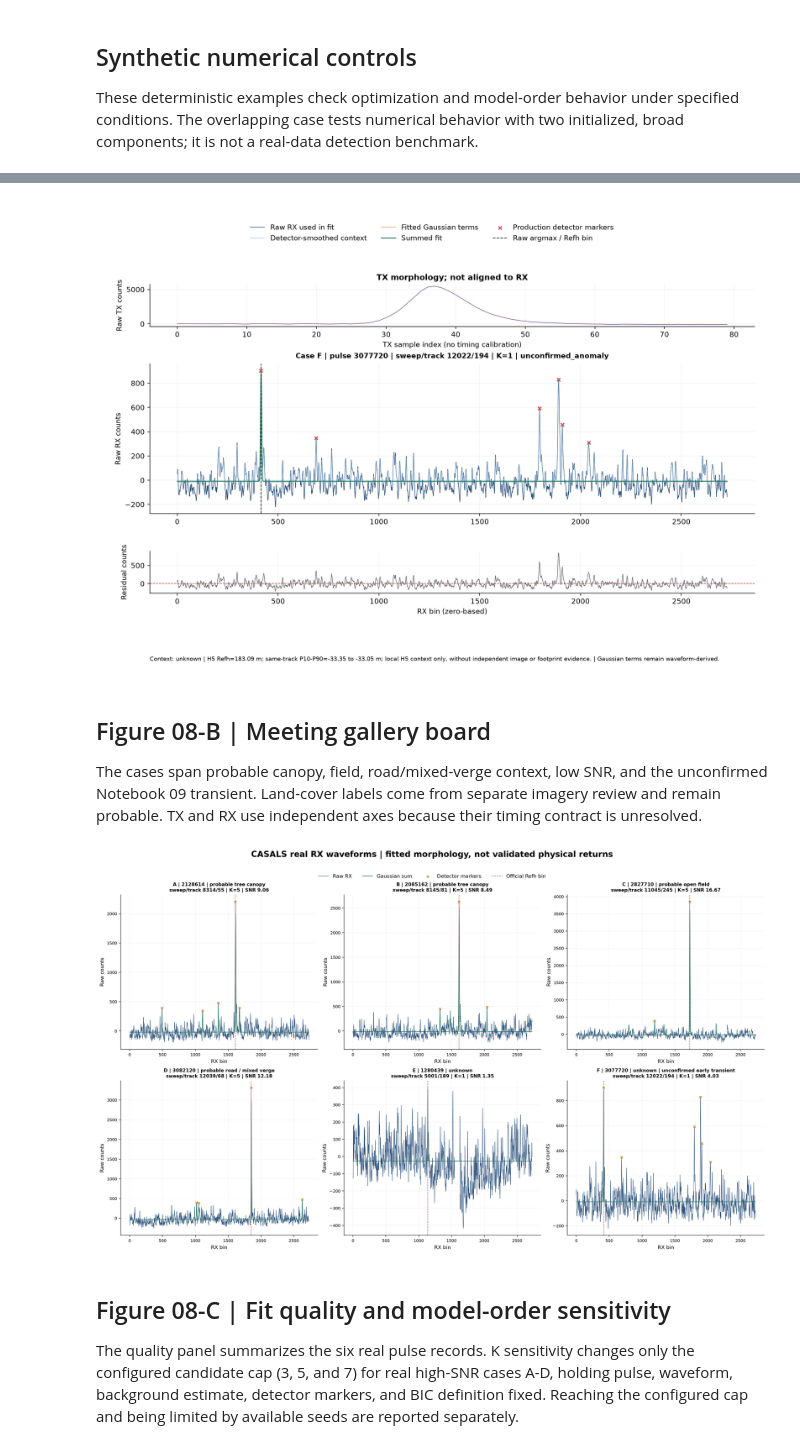
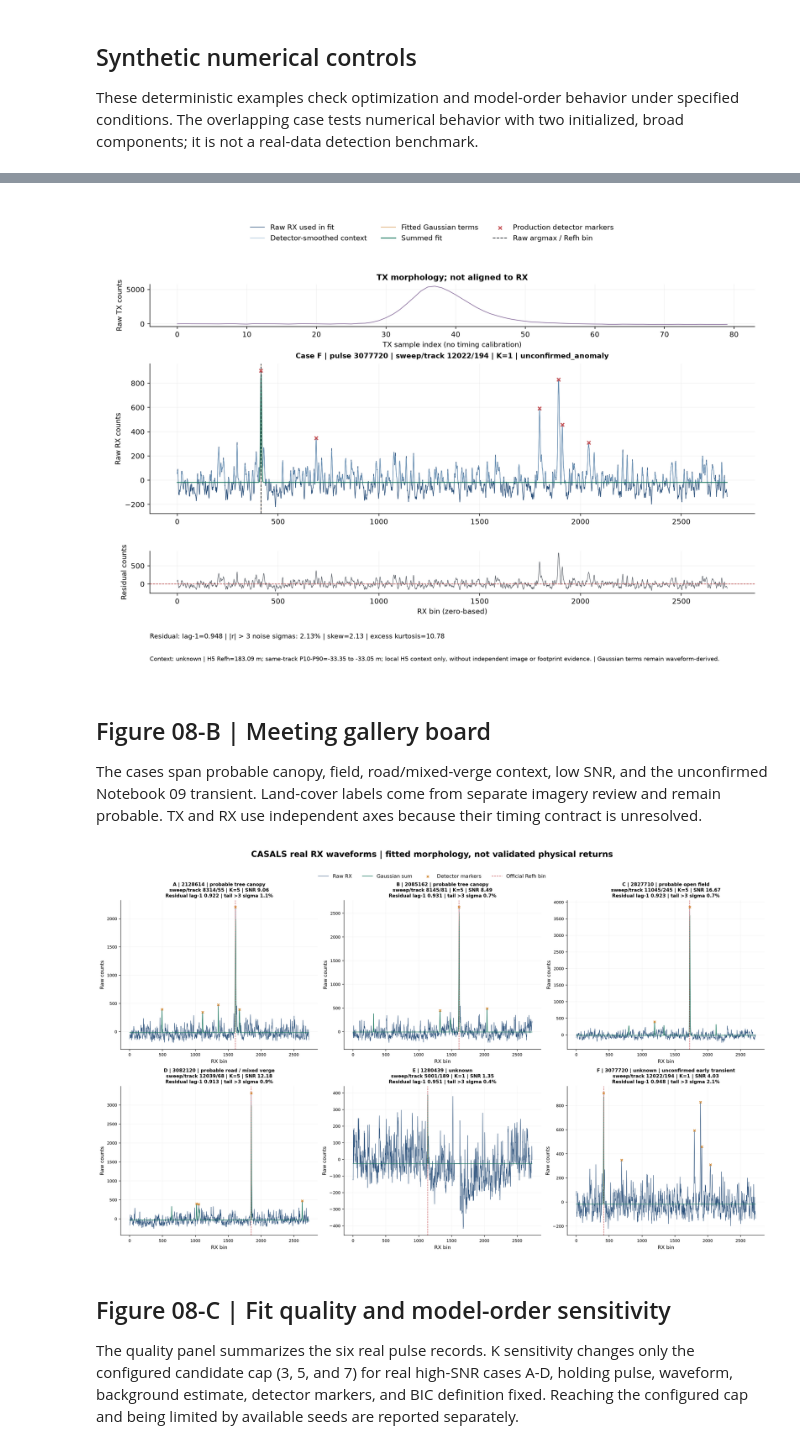
Before and after one commit to jgzhong99/CASALS, a Jupyter notebook: notebooks/08_waveform_decomposition.ipynb, the cells around one changed output, grey strips where cells are left out. Cells and saved outputs as stored; diff of their text form; code cells hidden in the pictures.

```diff
--- a/notebooks/08_waveform_decomposition.ipynb
+++ b/notebooks/08_waveform_decomposition.ipynb
@@ -205,14 +211,29 @@ for position, spec in enumerate(selected):
     fit_component_cap = MAX_COMPONENTS if float(scalar["refh_snr"][position]) >= 5.0 else 1
     fit = fit_gaussian_components(raw, baseline_info["baseline"], baseline_info["noise_sigma"],
                                    detector_peaks=detector, max_components=fit_component_cap)
-    signal_supported = raw >= baseline_info["baseline"] + 3.0 * baseline_info["noise_sigma"]
+    signal_supported = np.zeros(raw.size, dtype=bool)
     for peak in detector:
-        fwhm = float(peak.get("width_bins", 0.0))
+        radius = max(8, int(np.ceil(2.0 * max(float(peak.get("width_bins", 0.0)), 0.0))))
         center = float(peak["peak_bin"])
-        radius = int(np.ceil(2.0 * max(fwhm, 0.0)))
         lo = max(0, int(np.floor(center - radius)))
         hi = min(raw.size, int(np.ceil(center + radius)) + 1)
         signal_supported[lo:hi] = True
+    # Extend only threshold excursions connected to detector support.
+    exceed_bins = np.flatnonzero(raw >= baseline_info["baseline"] + 3.0 * baseline_info["noise_sigma"])
+    detector_support = signal_supported.copy()
+    for idx in exceed_bins:
+        lo, hi = max(0, idx - 6), min(raw.size, idx + 7)
+        if detector_support[lo:hi].any():
+            signal_supported[lo:hi] = True
+    supported_window_fallback = len(detector) == 0 or signal_supported.sum() < 32
+    if supported_window_fallback:
+        window_size = min(51, raw.size)
+        lo = max(0, min(int(np.argmax(smoothed_raw)) - 25, raw.size - window_size))
+        signal_supported[:] = False
+        signal_supported[lo:lo + window_size] = True
+    elif signal_supported.any():
+        bounds = np.flatnonzero(signal_supported)
+        signal_supported[bounds[0]:bounds[-1] + 1] = True
     fit_indices = np.flatnonzero(signal_supported)
     if fit_indices.size >= 5:
         fit_supported = fit_gaussian_components(
@@ -226,7 +247,7 @@ for position, spec in enumerate(selected):
     def append_model_diagnostics(window_name, result):
         if result is None: return
         for model in result["models"]:
-            model_diagnostic_rows.append({"case": spec["case"], "pulse_index": pulse, "sweep_num": int(spec["sweep_num"]), "track_num": int(spec["track_num"]), "fit_window": window_name, "k": int(model["chosen_k"]), "fit_status": model.get("fit_status"), "optimizer_success": model.get("optimizer_success", model.get("success", False)), "optimizer_status": model.get("optimizer_status"), "nfev": model.get("nfev"), "sample_count": model.get("fit_sample_count"), "sample_fraction": model.get("fit_sample_fraction"), "parameter_count": model.get("parameter_count"), "baseline": model.get("baseline"), "rss": model.get("rss"), "rmse_counts": model.get("rmse"), "full_waveform_rmse_counts": model.get("full_window_rmse"), "bic": model.get("bic"), "selected": bool(model["chosen_k"] == result["chosen_k"]), "boundary_hit_components": json.dumps(model.get("boundary_hit_components", [])), "boundary_diagnostics": json.dumps(model.get("boundary_diagnostics", {}), default=str), "component_overlap": json.dumps(model.get("pairwise_component_overlap", []), default=str), "components": json.dumps(model.get("components", []), default=str), "optimizer_attempts": json.dumps(model.get("attempts", []), default=str)})
+            model_diagnostic_rows.append({"case": spec["case"], "pulse_index": pulse, "sweep_num": int(spec["sweep_num"]), "track_num": int(spec["track_num"]), "fit_window": window_name, "k": int(model["chosen_k"]), "fit_status": model.get("fit_status"), "optimizer_success": model.get("optimizer_success", model.get("success", False)), "optimizer_status": model.get("optimizer_status"), "nfev": model.get("nfev"), "sample_count": model.get("fit_sample_count"), "sample_fraction": model.get("fit_sample_fraction"), "parameter_count": model.get("parameter_count"), "baseline": model.get("baseline"), "rss": model.get("rss"), "rmse_counts": model.get("rmse"), "full_waveform_rmse_counts": model.get("full_window_rmse"), "bic": model.get("bic"), "selected": bool(model["chosen_k"] == result["chosen_k"]), "is_admissible": model["is_admissible"], "admissibility_reason": model["admissibility_reason"], "boundary_hit_components": json.dumps(model.get("boundary_hit_components", [])), "boundary_diagnostics": json.dumps(model.get("boundary_diagnostics", {}), default=str), "component_overlap": json.dumps(model.get("pairwise_component_overlap", []), default=str), "components": json.dumps(model.get("components", []), default=str), "optimizer_attempts": json.dumps(model.get("attempts", []), default=str)})
     append_model_diagnostics("full_2728_bins", fit)
     append_model_diagnostics("signal_supported", fit_supported)
     sensitivity_rows = []
@@ -250,13 +271,6 @@ for position, spec in enumerate(selected):
         )
     else:
         local_spatial_evidence = "H5 Refh position only; no separate local imagery evidence attached."
-    def morphology_stats(values):
-        values = np.asarray(values, dtype=float); finite_values = values[np.isfinite(values)]
-        base_value = float(np.median(finite_values)); peak = int(np.nanargmax(values)); excess = float(values[peak] - base_value)
-        above = np.isfinite(values) & (values >= base_value + 0.5 * excess); lo = hi = peak
-        while lo > 0 and above[lo - 1]: lo -= 1
-        while hi + 1 < values.size and above[hi + 1]: hi += 1
-        return {"median_baseline_counts": base_value, "peak_sample_index": peak, "peak_excess_counts": excess, "half_height_width_samples": int(hi - lo + 1), "digital_low_rail_hits": int(np.sum(values == np.iinfo(np.int16).min)), "digital_high_rail_hits": int(np.sum(values == np.iinfo(np.int16).max))}
     tx_morphology = morphology_stats(tx[position])
     rx_rail_morphology = morphology_stats(raw)
     row = {
@@ -290,12 +304,15 @@ for position, spec in enumerate(selected):
         "supported_window_delta_bic": None if fit_supported is None else fit_supported.get("delta_bic"),
         "supported_window_bic": None if fit_supported is None else fit_supported.get("bic"),
         "supported_window_rmse_counts": None if fit_supported is None else float(fit_supported["rmse"]),
-        "supported_window_full_window_rmse_counts": None if fit_supported is None else float(fit_supported["full_window_rmse"]),
         "supported_window_stable_order": None if fit_supported is None else bool(fit_supported.get("stable_order", False)),
         "supported_window_at_search_limit": None if fit_supported is None else bool(fit_supported.get("at_search_limit", False)),
         "supported_window_selected_at_boundary": None if fit_supported is None else bool(fit_supported.get("selected_at_boundary", False)),
         "supported_window_seed_limited": None if fit_supported is None else bool(fit_supported.get("seed_limited", False)),
         "supported_window_full_waveform_rmse_counts": None if fit_supported is None else float(fit_supported["full_window_rmse"]),
+        "raw_bic_chosen_k": int(fit["raw_bic_chosen_k"]),
+        "supported_window_raw_bic_chosen_k": None if fit_supported is None else int(fit_supported["raw_bic_chosen_k"]),
+        "supported_window_fallback": bool(supported_window_fallback),
+        "supported_window_interval": [int(fit_indices[0]), int(fit_indices[-1])],
         "chosen_k": int(fit["chosen_k"]), "bic": fit["bic"], "delta_bic": fit.get("delta_bic"),
         "stable_order": bool(fit.get("stable_order", False)),
         "at_search_limit": bool(fit.get("at_search_limit", False)),
@@ -308,7 +325,7 @@ for position, spec in enumerate(selected):
         "boundary_hit_components": fit.get("boundary_hit_components", []),
         "pairwise_component_overlap": fit.get("pairwise_component_overlap", []),
         "kmax_sensitivity": sensitivity_rows,
-        "fit_order_note": ("No peaks passed the initialization gate." if fit["chosen_k"] == 0 else
+        "fit_order_note": ("No admissible Gaussian model improved on K=0; inspect seed and rejection diagnostics." if fit["chosen_k"] == 0 else
                            "Low Refh SNR; exploratory K capped at 1." if fit_component_cap == 1 else
                            "At available candidate limit; additional peaks were not tested." if fit.get("at_search_limit") else
                            "BIC model order within the tested candidate set."),
@@ -407,6 +424,10 @@ for spec, result, arrays in zip(selected, case_results, wave_arrays):
     residual_ax.grid(alpha=0.15)
     handles, labels = ax.get_legend_handles_labels()
     fig.legend(handles, labels, loc="upper center", bbox_to_anchor=(0.5, 0.96), ncol=3, frameon=False)
+    diagnostics = result["full_residual_diagnostics"]
+    fig.text(0.08, 0.075, f"Residual: lag-1={diagnostics['lag1_autocorrelation_adjacent_bins']:.3f} | "
+             f"|r| > 3 noise sigmas: {diagnostics['fraction_abs_over_3_h5_sigma']:.2%} | "
+             f"skew={diagnostics['skewness']:.2f} | excess kurtosis={diagnostics['excess_kurtosis']:.2f}", fontsize=9)
     fig.text(0.08, 0.025, f"Context: {result['land_cover']} | {result['spatial_evidence'][:150]} | Gaussian terms remain waveform-derived.", ha="left", va="bottom", fontsize=8, wrap=True)
     path = OUTPUT_DIR / f"decomposition_case_{result['case']}.png"
     fig.savefig(path, dpi=DPI)
@@ -414,7 +435,7 @@ for spec, result, arrays in zip(selected, case_results, wave_arrays):
     case_image_paths.append(path)
 display(Image(filename=str(case_image_paths[-1])))
 # %% [output]
-[figure, old version]
+[figure, new version]
 # %% [markdown]
 ## Figure 08-B | Meeting gallery board
 
@@ -422,28 +443,30 @@ The cases span probable canopy, field, road/mixed-verge context, low SNR, and th
 # %%
 fig, axes = plt.subplots(2, 3, figsize=(18, 10), constrained_layout=True)
 for ax, result, arrays in zip(axes.flat, case_results, wave_arrays):
     x = np.arange(arrays["raw"].size)
     ax.plot(x, arrays["raw"], color="#274d78", lw=0.65, label="Raw RX")
     ax.plot(x, arrays["fit"], color="#1f7a62", lw=1.0, label="Gaussian sum")
     detector_bins = np.asarray([item["peak_bin"] for item in arrays["detector"]], dtype=float)
     if detector_bins.size:
         ax.scatter(detector_bins, arrays["raw"][detector_bins.astype(int)], marker="x", s=17,
                    c="#d28a36", label="Detector markers", zorder=4)
     ax.axvline(result["official_refh_associated_bin"], color="#c44e52", ls="--", lw=0.9,
                label="Official Refh bin")
     screen_note = " | unconfirmed early transient" if str(result["screen_status"]).startswith("unconfirmed") else ""
     ax.set_title(f"{result['case']} | {result['pulse_index']} | {result['land_cover']}{screen_note}\n"
-                 f"sweep/track {result['sweep_num']}/{result['track_num']} | K={result['chosen_k']} | SNR {result['snr']:.2f}", fontsize=9)
+                 f"sweep/track {result['sweep_num']}/{result['track_num']} | K={result['chosen_k']} | SNR {result['snr']:.2f}\n"
+                 f"Residual lag-1 {result['full_residual_diagnostics']['lag1_autocorrelation_adjacent_bins']:.3f} | "
+                 f"tail >3 sigma {result['full_residual_diagnostics']['fraction_abs_over_3_h5_sigma']:.1%}", fontsize=9)
     ax.set_xlabel("RX bin"); ax.set_ylabel("Raw counts"); ax.grid(alpha=0.12)
     ax.tick_params(labelsize=8)
 handles, labels = axes.flat[0].get_legend_handles_labels()
 fig.legend(handles, labels, loc="upper center", bbox_to_anchor=(0.5, 1.03), ncol=4, frameon=False)
 fig.suptitle("CASALS real RX waveforms | fitted morphology, not validated physical returns", fontsize=16, fontweight="bold", y=1.08)
 fig.savefig(OUTPUT_DIR / "waveform_decomposition_gallery.png", dpi=DPI, bbox_inches="tight")
 plt.close(fig)
 display(Image(filename=str(OUTPUT_DIR / "waveform_decomposition_gallery.png")))
 # %% [output]
-[figure, old version]
+[figure, new version]
 # %% [markdown]
 ## Figure 08-C | Fit quality and model-order sensitivity
 
```
Also changed, not shown: parts of 9 cells of this notebook, 5 other files.
